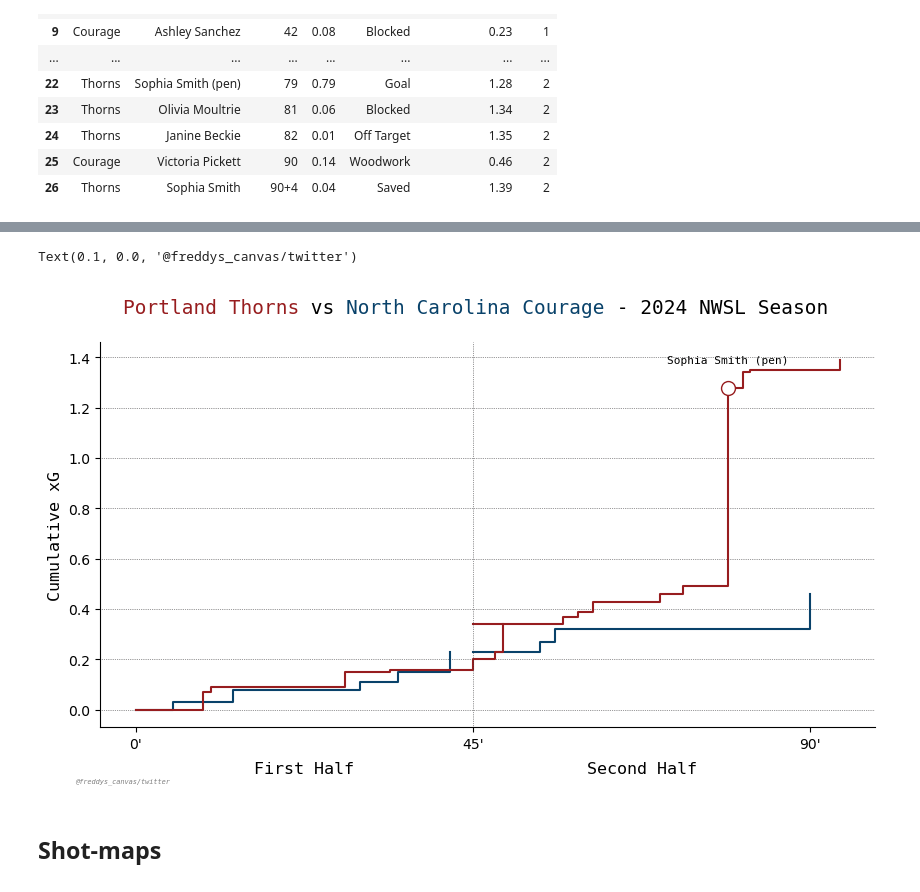
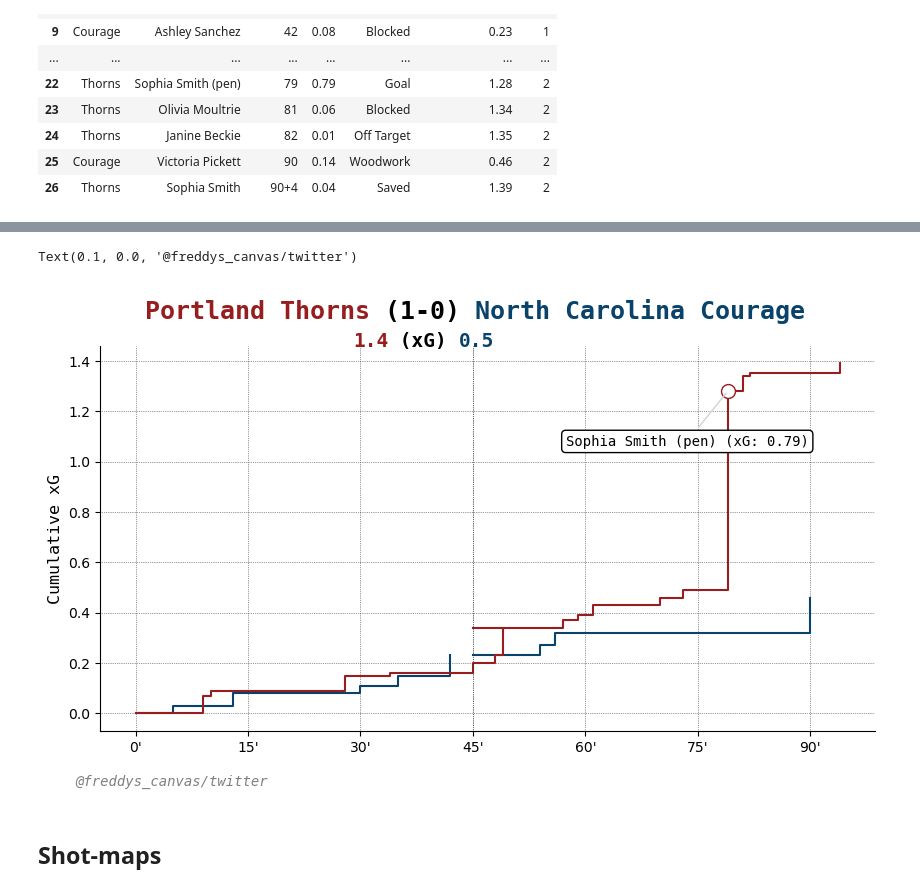
Before and after one commit to FreddyAdongo/football-analytics, a Jupyter notebook: NWSL Visuals/match_visuals.ipynb, the cells around one changed output, grey strips where cells are left out. Cells and saved outputs as stored; diff of their text form; code cells hidden in the pictures.

```diff
--- a/NWSL Visuals/match_visuals.ipynb
+++ b/NWSL Visuals/match_visuals.ipynb
@@ -178,65 +178,88 @@ for team in df['Squad'].unique():
         )
 
         # add a label to the goals for the player who scored
-        ax.text(
-            x['Minute'],
-            x['cumulative_xG'] + .11,
-            x['Player'],
+#         ax.text(
+#             x['Minute'],
+#             x['cumulative_xG'] - .07,
+#             #x['Player'],
+#             f"{x['Player']} ({x['Minute']}', xG: {x['cumulative_xG']:.2f})",
+#             ha='center',
+#             va='center',
+#             fontfamily='monospace',
+#             fontsize=10,
+#             zorder=12
+#         )
+        #add label for the goals
+        ax.annotate(
+            f"{x['Player']} (xG: {x['xG']:.2f})",
+            xy=(x['Minute'], x['cumulative_xG']),  # Point to the goal
+            xytext=(x['Minute'] - 5.4, x['cumulative_xG'] - 0.2),  # Position the text
             ha='center',
             va='center',
             fontfamily='monospace',
-            fontsize=8,
-            zorder=10
+            fontsize=10,
+            zorder=12,
+            bbox=dict(boxstyle="round,pad=0.3", edgecolor='black', facecolor='white'),
+            arrowprops=dict(arrowstyle='-', color='lightgrey')
         )
 
 # Let's label the x axis with first and second half
-ax.set_xticks([0, 45, 90])
-ax.set_xticklabels(['0\'', '45\'', '90\''])
+ax.set_xticks([0, 15, 30, 45, 60, 75, 90])
+ax.set_xticklabels(['0\'', '15\'', '30\'', '45\'', '60\'', '75\'', '90\''])
 
-# Lets add the actual words "First Half" and "Second Half" to the plot under the x axis
-ax.text(22.5, -.25, 'First Half', ha='center', fontfamily='monospace', fontsize=12)
-ax.text(67.5, -.25, 'Second Half', ha='center', fontfamily='monospace', fontsize=12)
 
 # Let's label the y axis with the cumulative xG
 ax.set_ylabel('Cumulative xG', fontfamily='monospace', fontsize=12)
 
 #add grids
-ax.grid(ls='dotted',lw=.5,color='#363537',axis='y',zorder=1)
+ax.grid(ls='dotted',lw=.5,color='#363537',which='both',zorder=1)
 plt.axvline(x=45, ls='dotted', color='#363537', lw=.5)
 
 # Let's get rid of the right and top spines
 ax.spines['right'].set_visible(False)
 ax.spines['top'].set_visible(False)
 
 # Let's change the color of the title to show which team is which using the highlight-text package
-from highlight_text import fig_text
-
 fig_text(
     0.5,
     0.95,
-    '<Portland Thorns> vs <North Carolina Courage> - 2024 NWSL Season',
+    '<Portland Thorns> (1-0) <North Carolina Courage>',
+    fontsize=18,
+    ha='center',
+    va='center',
+    ax=ax,
+    fontproperties='monospace',
+    fontweight='bold',
+    highlight_textprops=[{'color': home_color}, {'color': away_color}]
+)
+
+fig_text(
+    0.448,
+    0.89,
+    '<1.4> (xG) <0.5>',
     fontsize=14,
     ha='center',
     va='center',
     ax=ax,
-    fontfamily='monospace',
+    fontproperties='monospace',
+    fontweight='semibold',
     highlight_textprops=[{'color': home_color}, {'color': away_color}]
 )
 
 
 # Now let's add a twitter @ to the bottom left of the plot
 fig.text(
     0.1,
     0.00,
     '@freddys_canvas/twitter',
-    fontsize=5,
+    fontsize=10,
     fontstyle='oblique',
     fontfamily='monospace',
     color='gray'
 )
 # %% [output]
 Text(0.1, 0.0, '@freddys_canvas/twitter')
-[figure, old version]
+[figure, new version]
 # %% [markdown]
 ## Shot-maps
 # %%
```
Also changed, not shown: parts of 1 cell of this notebook.
